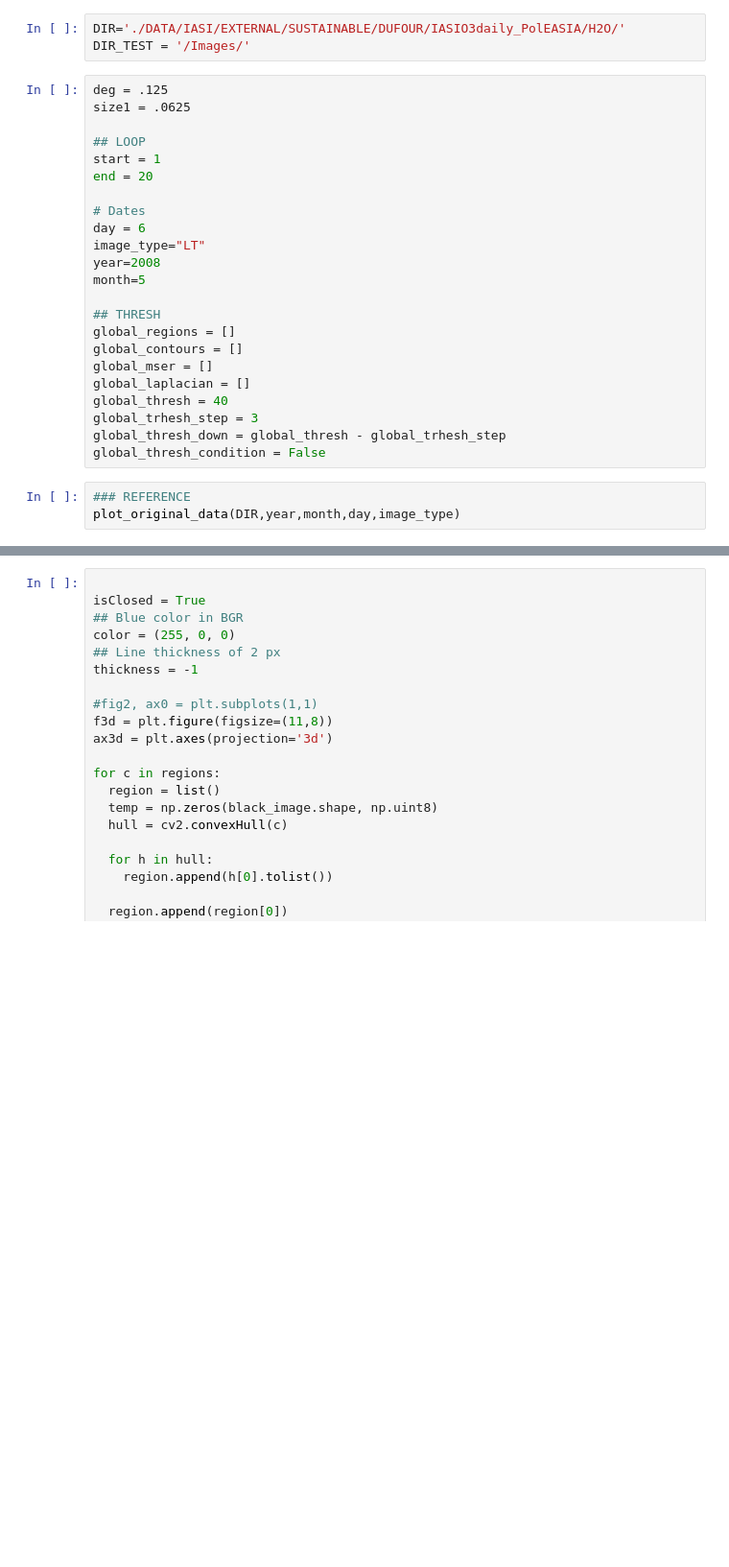
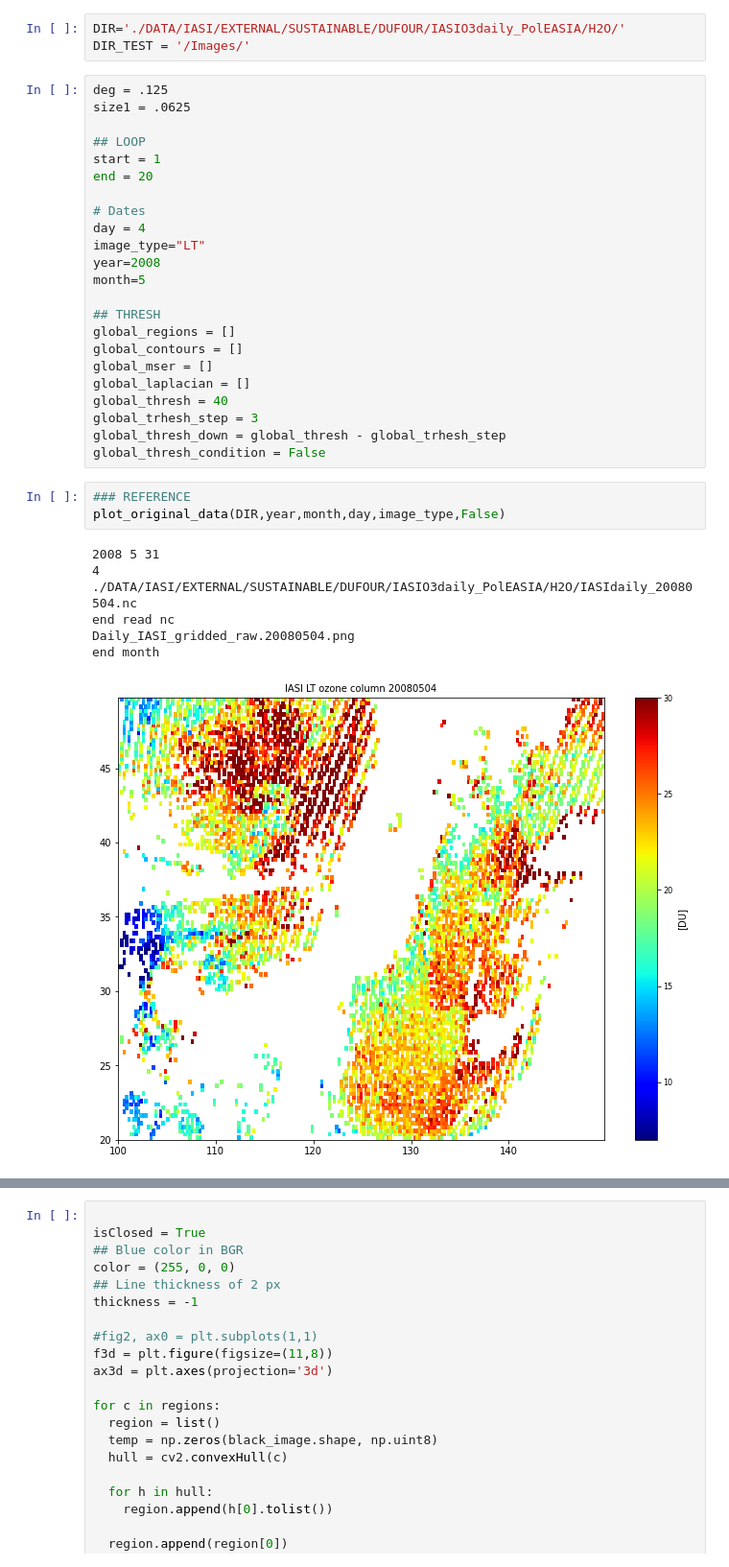
Before and after one commit to kmiloarguello/ozone-pollution, a Jupyter notebook: main.ipynb, the cells around one changed output, grey strips where cells are left out. Shown at 96% size. Cells and saved outputs as stored; diff of their text form; blank space fills up the shorter version.

```diff
--- a/main.ipynb
+++ b/main.ipynb
@@ -14,7 +12,7 @@ start = 1
 end = 20
 
 # Dates
-day = 6
+day = 4
 image_type="LT"
 year=2008
 month=5
@@ -30,7 +28,15 @@ global_thresh_down = global_thresh - global_trhesh_step
 global_thresh_condition = False
 # %%
 ### REFERENCE
-plot_original_data(DIR,year,month,day,image_type)
+plot_original_data(DIR,year,month,day,image_type,False)
+# %% [output]
+2008 5 31
+4
+./DATA/IASI/EXTERNAL/SUSTAINABLE/DUFOUR/IASIO3daily_PolEASIA/H2O/IASIdaily_20080504.nc
+end read nc
+Daily_IASI_gridded_raw.20080504.png
+end month
+[figure, added]
 # %%
 degree = 0.625 # deg * i
 size = 0.3125 # (degree * size1) /  deg
```
Also changed, not shown: parts of 20 cells of this notebook, 5 other files.
